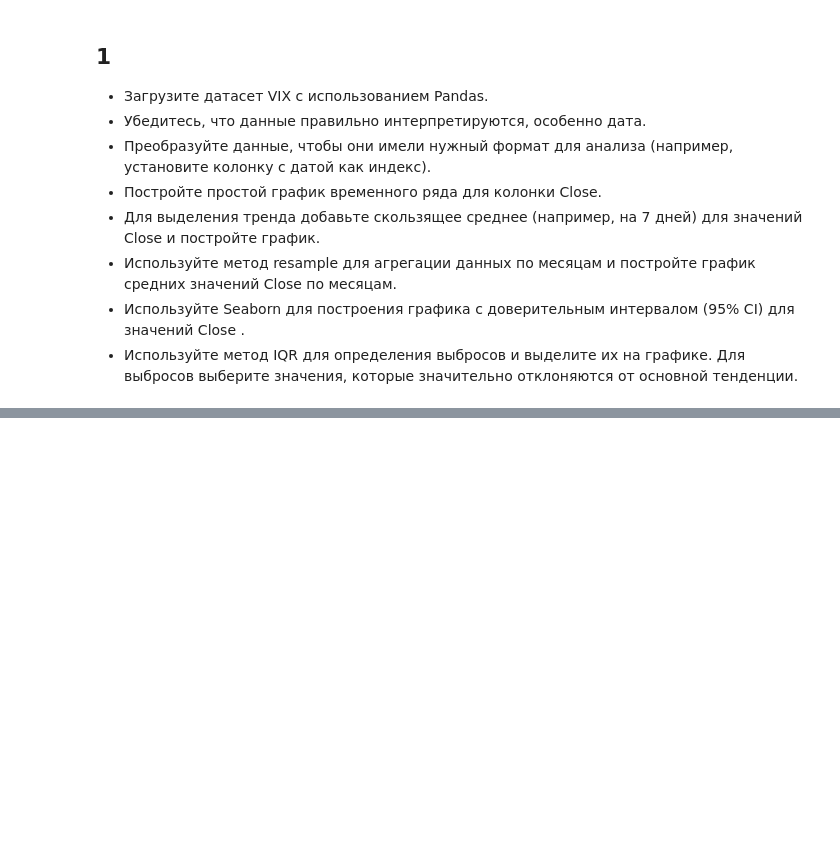
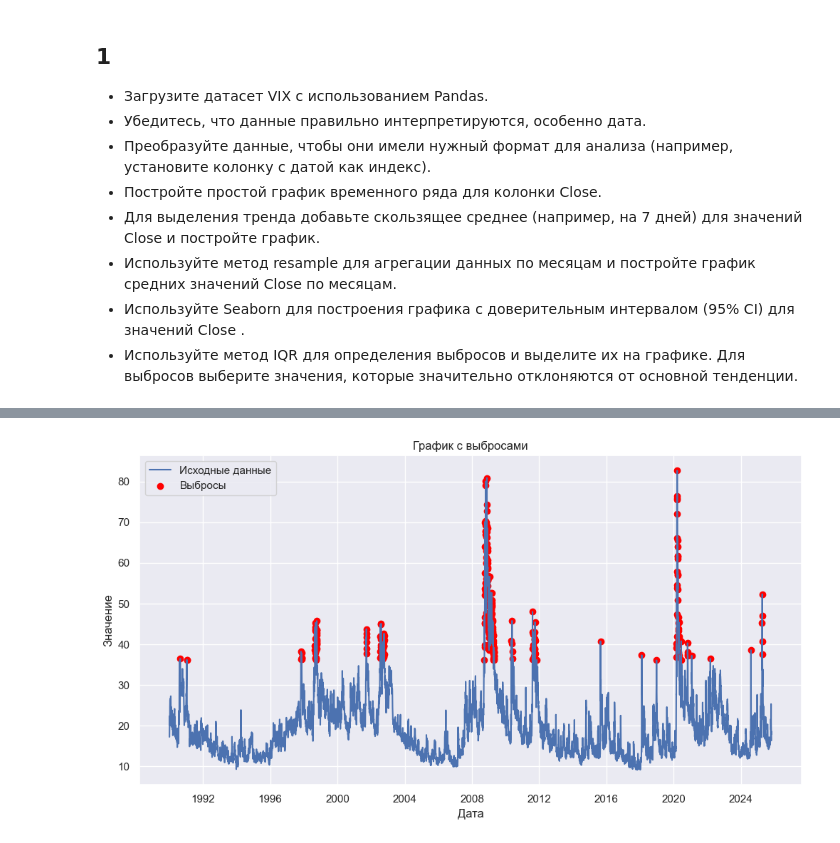
Before and after one commit to skv-analyst/study-timeseries-analysis-forecasting, a Jupyter notebook: notebooks/02-visualization.ipynb, the cells around one changed output, grey strips where cells are left out. Cells and saved outputs as stored; diff of their text form; code cells hidden in the pictures; blank space fills up the shorter version.

```diff
--- a/notebooks/02-visualization.ipynb
+++ b/notebooks/02-visualization.ipynb
@@ -1,2 +1,7 @@
 # %%
 import pandas as pd
+import numpy as np
+import matplotlib.pyplot as plt
+import seaborn as sns
+
+sns.set_theme()
@@ -32,0 +76,20 @@ df
+# %%
+# Outliers
+q1 = df['CLOSE'].quantile(0.25)
+q3 = df['CLOSE'].quantile(0.75)
+iqr = q3 - q1
+lower_bound = q1 - 1.5 * iqr
+upper_bound = q3 + 1.5 * iqr
+outliers = df[(df['CLOSE'] < lower_bound) | (df['CLOSE'] > upper_bound)]
+
+plt.figure(figsize=(12, 6))
+plt.plot(df['DATE'], df['CLOSE'], label='Исходные данные')
+plt.scatter(outliers['DATE'], outliers['CLOSE'], color='red', label='Выбросы')
+plt.title('График с выбросами')
+plt.xlabel('Дата')
+plt.ylabel('Значение')
+plt.legend()
+plt.grid(True)
+plt.show()
+# %% [output]
+[figure, added]
```
Also changed, not shown: parts of 5 cells of this notebook, 1 other file.
